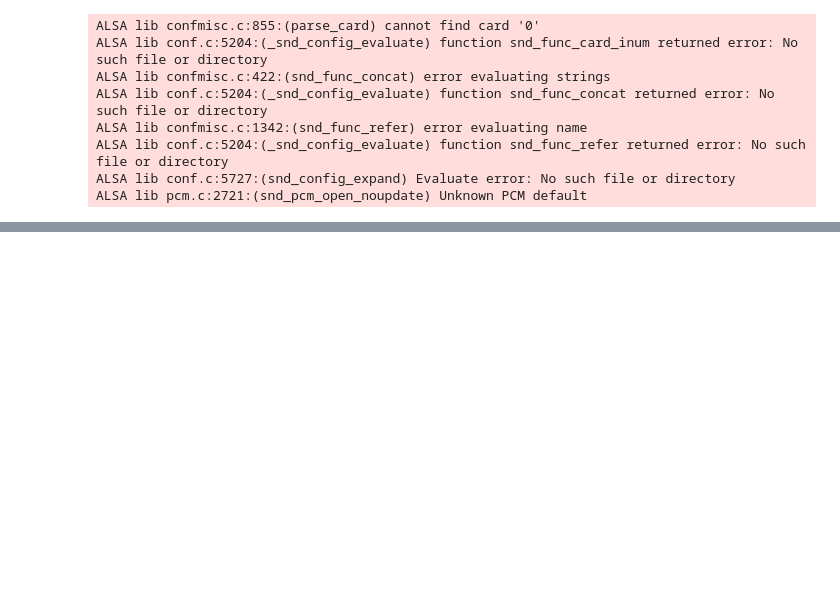
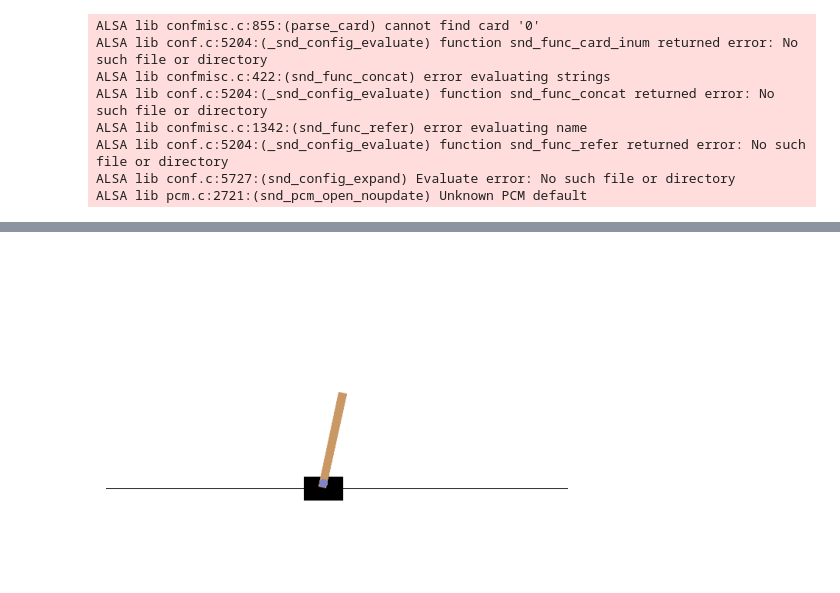
Before and after one commit to Yufeng-94/rl_fundamental, a Jupyter notebook: cartpole.ipynb, the cells around one changed output, grey strips where cells are left out. Cells and saved outputs as stored; diff of their text form; code cells hidden in the pictures; blank space fills up the shorter version.

Commit message:
add cartpole training

```diff
--- a/cartpole.ipynb
+++ b/cartpole.ipynb
@@ -73,3 +42,0 @@ info
-# %%
-def q_function(state):
-    return np.random.rand(2)
@@ -105,0 +83,6 @@ train_dql()
+# %%
+# Start experiment
+n_trials = 10
+q_function = QFunctionNN(state_dim=4, action_dim=2)
+# Load trained model
+q_function.load_state_dict(torch.load("cartpole_policy_nn_v2.pth"))
@@ -105,0 +91,14 @@ train_dql()
+# %%
+random_res = []
+agent_res = []
+for i in range(n_trials):
+    print(f"Start trial {i}")
+    random_frames, random_steps = random_cartpole(env)
+    random_res.append({"n_steps": random_steps, "frames": random_frames})
+    print(f"Random agent finished in {random_steps} steps")
+
+    agent_frames, agent_steps = dql_cartpole(env, q_function)
+    agent_res.append({"n_steps": agent_steps, "frames": agent_frames})
+    print(f"DQL agent finished in {agent_steps} steps")
+
+    print("-" * 30)
@@ -105,0 +123,20 @@ train_dql()
+# %%
+# Visualize frames
+def show_animation(frames):
+    def animate(i):
+        im.set_array(frames[i])
+        return [im]
+
+    # Init a fig
+    fig = plt.figure(figsize=(6, 4))
+    plt.axis('off')
+    im = plt.imshow(frames[0])
+
+    # Add frames into animation
+    anim = animation.FuncAnimation(fig, animate, frames=len(frames), interval=1)
+
+    return HTML(anim.to_jshtml())
+# %%
+# Random trail # 4
+show_animation(random_res[4]["frames"])
+# %% [output]
@@ -105,0 +144 @@ train_dql()
+[figure, added]
```
Also changed, not shown: parts of 25 cells of this notebook, 6 other files.
